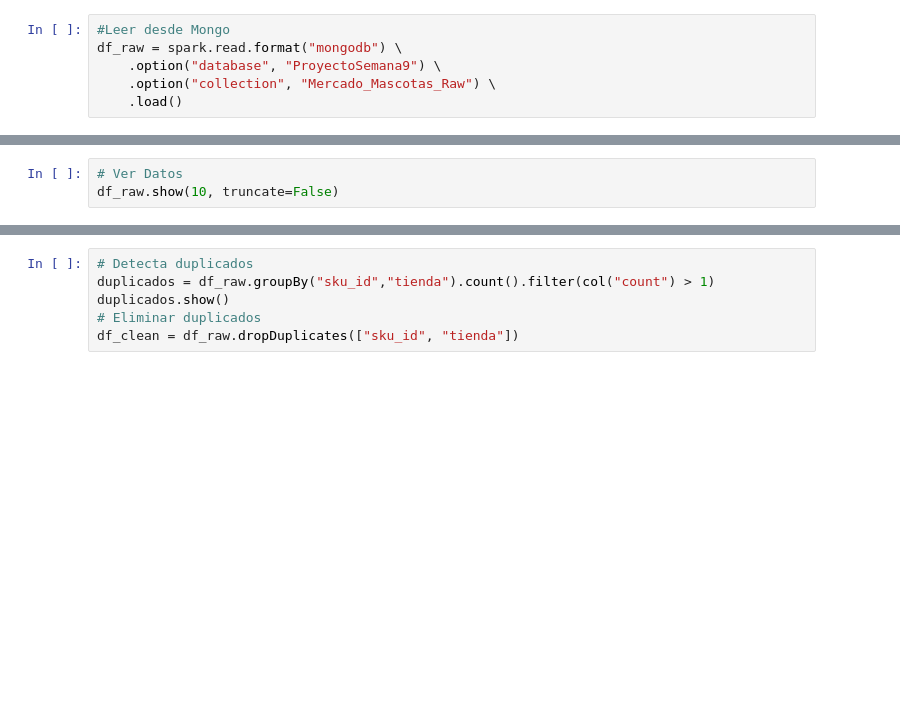
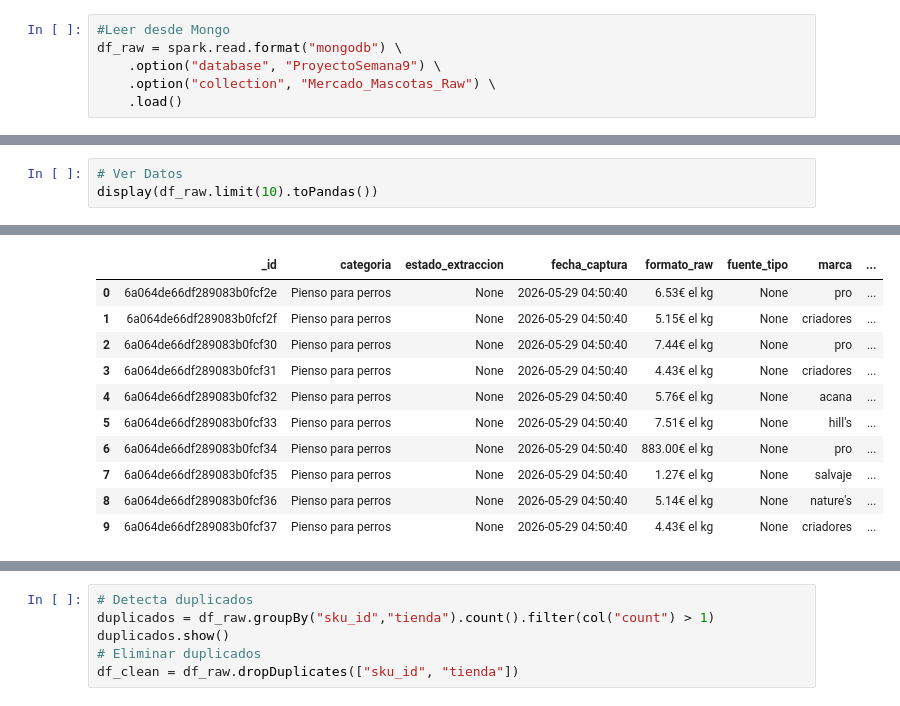
Before and after one commit to IICG-FACEA/BigData_IICG_2026, a Jupyter notebook: Estudiante S9/2_eda_mascota_spark.ipynb, the cells around one changed output, grey strips where cells are left out. Drawn from its saved outputs; the diff is of its cells as text; blank space fills up the shorter version.

```diff
--- a/Estudiante S9/2_eda_mascota_spark.ipynb
+++ b/Estudiante S9/2_eda_mascota_spark.ipynb
@@ -75,5 +101,5 @@ root
  |-- url_fuente: string (nullable = true)
 # %%
 # Ver Datos
-df_raw.show(10, truncate=False)
+display(df_raw.limit(10).toPandas())
 # %% [output]
@@ -95,2 +106,13 @@ only showing top 10 rows
+|  | _id | categoria | estado_extraccion | fecha_captura | formato_raw | fuente_tipo | marca | ... |
+| 0 | 6a064de66df289083b0fcf2e | Pienso para perros | None | 2026-05-29 04:50:40 | 6.53€ el kg | None | pro | ... |
+| 1 | 6a064de66df289083b0fcf2f | Pienso para perros | None | 2026-05-29 04:50:40 | 5.15€ el kg | None | criadores | ... |
+| 2 | 6a064de66df289083b0fcf30 | Pienso para perros | None | 2026-05-29 04:50:40 | 7.44€ el kg | None | pro | ... |
+| 3 | 6a064de66df289083b0fcf31 | Pienso para perros | None | 2026-05-29 04:50:40 | 4.43€ el kg | None | criadores | ... |
+| 4 | 6a064de66df289083b0fcf32 | Pienso para perros | None | 2026-05-29 04:50:40 | 5.76€ el kg | None | acana | ... |
+| 5 | 6a064de66df289083b0fcf33 | Pienso para perros | None | 2026-05-29 04:50:40 | 7.51€ el kg | None | hill's | ... |
+| 6 | 6a064de66df289083b0fcf34 | Pienso para perros | None | 2026-05-29 04:50:40 | 883.00€ el kg | None | pro | ... |
+| 7 | 6a064de66df289083b0fcf35 | Pienso para perros | None | 2026-05-29 04:50:40 | 1.27€ el kg | None | salvaje | ... |
+| 8 | 6a064de66df289083b0fcf36 | Pienso para perros | None | 2026-05-29 04:50:40 | 5.14€ el kg | None | nature's | ... |
+| 9 | 6a064de66df289083b0fcf37 | Pienso para perros | None | 2026-05-29 04:50:40 | 4.43€ el kg | None | criadores | ... |
 # %%
 # ver datos nulos
```
Also changed, not shown: parts of 13 cells of this notebook, 2 other files.
